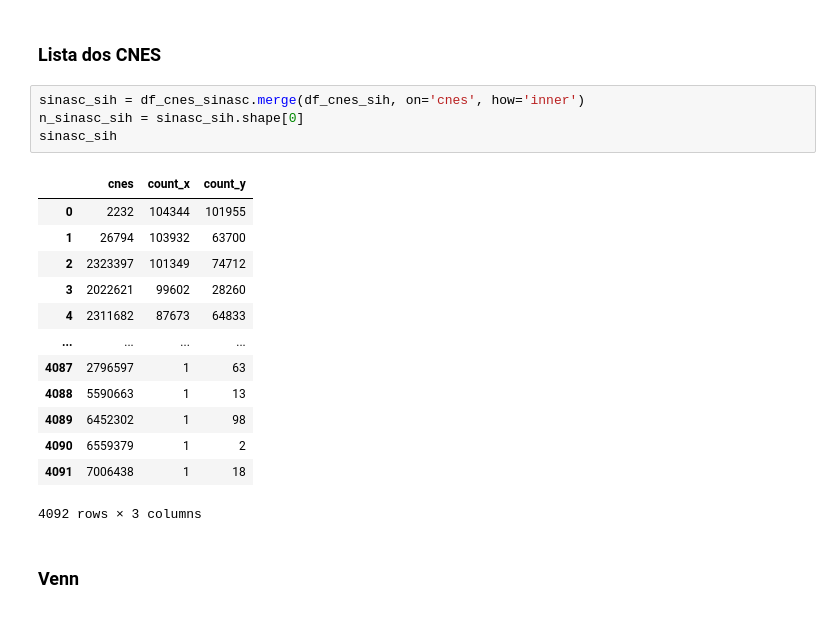
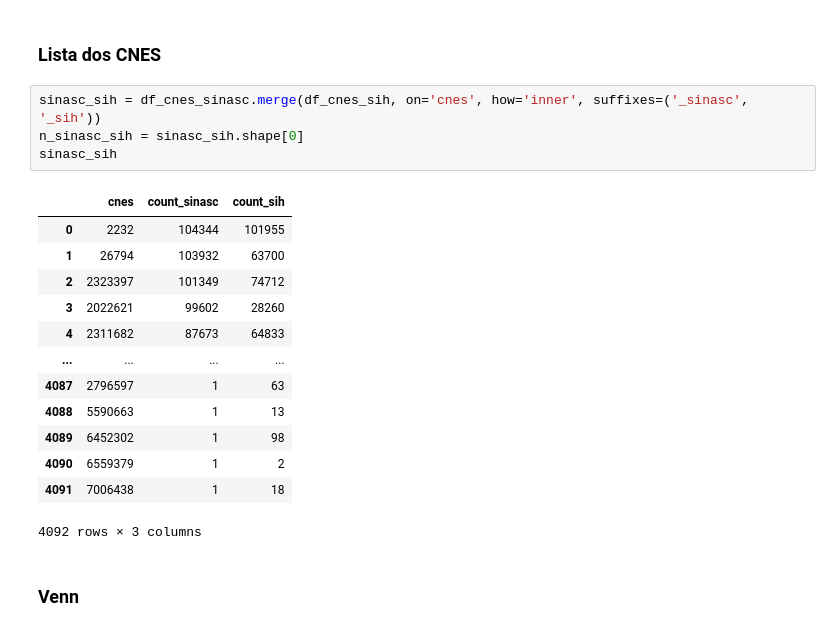
Before and after one commit to lucaslopes/gestantes, a Jupyter notebook: website/cnes.ipynb, the cells around one changed output. Drawn from its saved outputs; the diff is of its cells as text.

```diff
--- a/website/cnes.ipynb
+++ b/website/cnes.ipynb
@@ -87,11 +91,11 @@ df_cnes_sih
 # %% [markdown]
 ### Lista dos CNES
 # %%
-sinasc_sih = df_cnes_sinasc.merge(df_cnes_sih, on='cnes', how='inner')
+sinasc_sih = df_cnes_sinasc.merge(df_cnes_sih, on='cnes', how='inner', suffixes=('_sinasc', '_sih'))
 n_sinasc_sih = sinasc_sih.shape[0]
 sinasc_sih
 # %% [output]
-|  | cnes | count_x | count_y |
+|  | cnes | count_sinasc | count_sih |
 | 0 | 2232 | 104344 | 101955 |
 | 1 | 26794 | 103932 | 63700 |
 | 2 | 2323397 | 101349 | 74712 |
```
Also changed, not shown: parts of 8 cells of this notebook, 1 other file.
